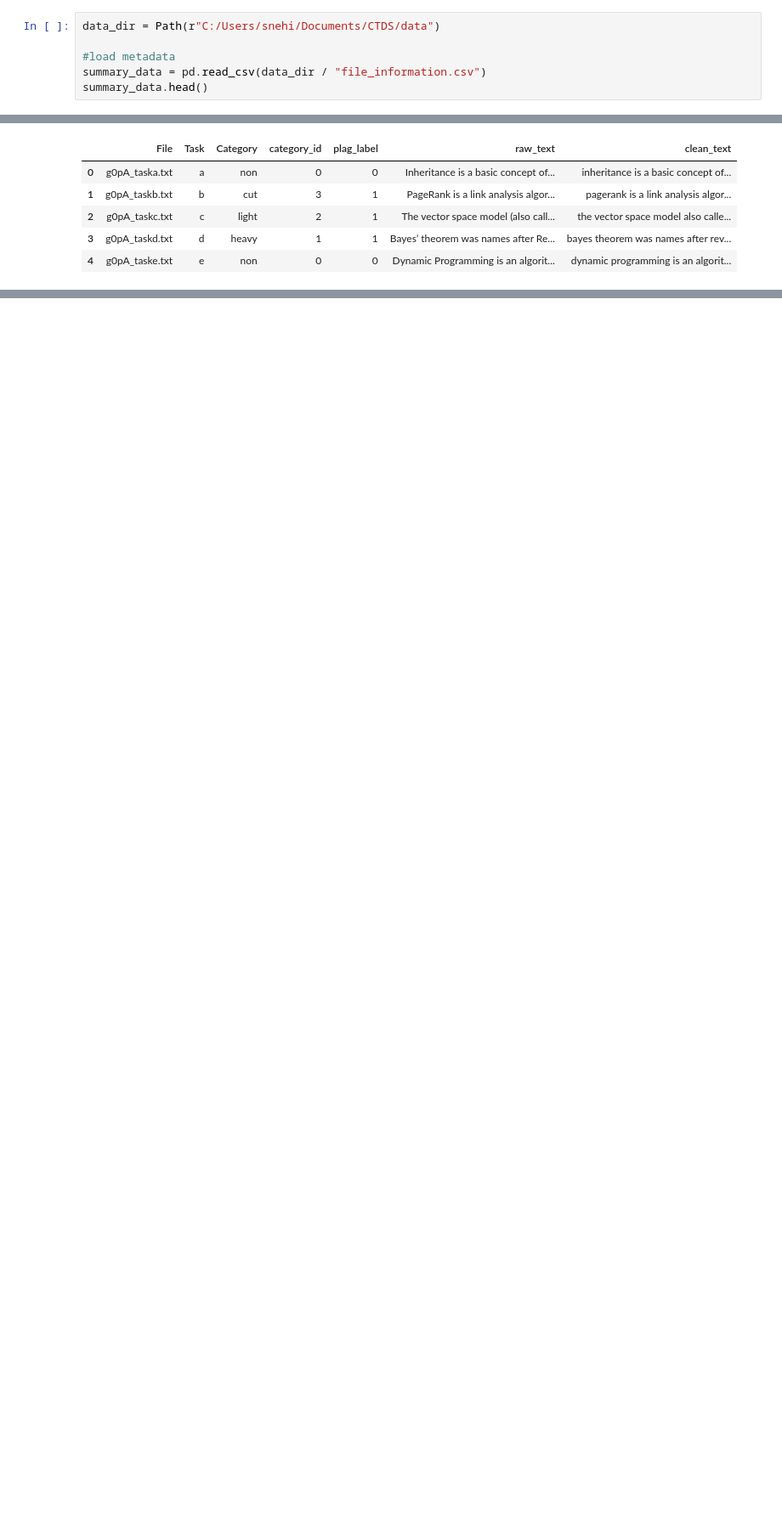
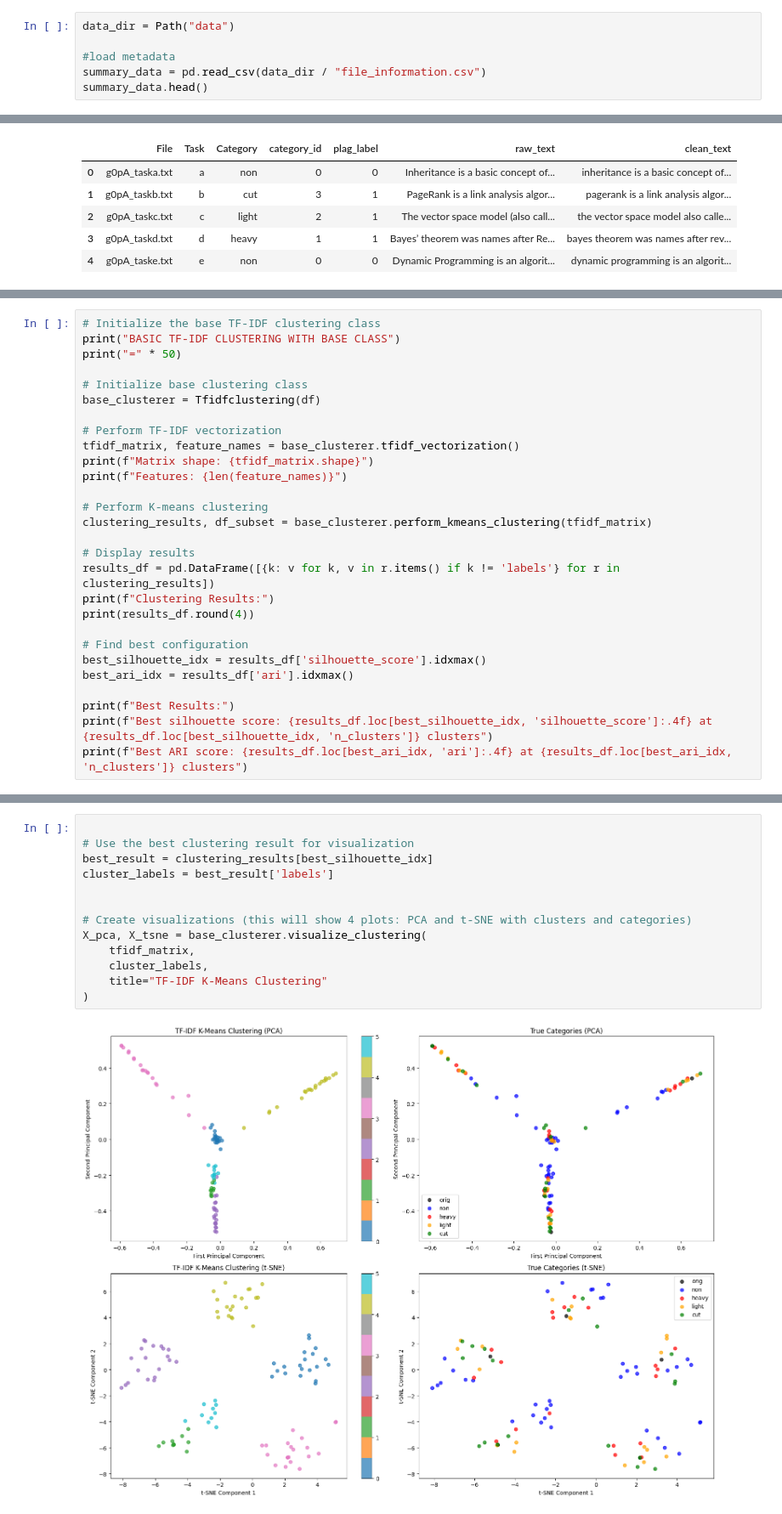
Before and after one commit to SnehilSinha/Computational-Tools-for-Data-Science-Group-27, a Jupyter notebook: Plagiarism Detection/PreProcess.ipynb, the cells around one changed output, grey strips where cells are left out. Shown at 85% size. Cells and saved outputs as stored; diff of their text form; blank space fills up the shorter version.

```diff
--- a/Plagiarism Detection/PreProcess.ipynb
+++ b/Plagiarism Detection/PreProcess.ipynb
@@ -14,7 +14,7 @@ The dataset to be used in this project is a modified version of the dataset crea
 <li> The <b>Task</b> column contains one of the five learning task (A-E) that each txt answers. </li>
 <li> The <b>Category</b> column indicates if the participant was asked to use a Near copy (cut), Light revision (light), Heavy revision (heavy) or Non-plagiarised (non) method to answer the question. This column also contains the 'orig' category to reference the original texts on which participants based their answers</li>
 # %%
-data_dir = Path(r"C:/Users/snehi/Documents/CTDS/data")
+data_dir = Path("data")
 
 #load metadata
 summary_data = pd.read_csv(data_dir / "file_information.csv")
@@ -86,0 +1099,28 @@ summary_data.head()
+# %%
+# Initialize the base TF-IDF clustering class
+print("BASIC TF-IDF CLUSTERING WITH BASE CLASS")
+print("=" * 50)
+
+# Initialize base clustering class
+base_clusterer = Tfidfclustering(df)
+
+# Perform TF-IDF vectorization
+tfidf_matrix, feature_names = base_clusterer.tfidf_vectorization()
+print(f"Matrix shape: {tfidf_matrix.shape}")
+print(f"Features: {len(feature_names)}")
+
+# Perform K-means clustering
+clustering_results, df_subset = base_clusterer.perform_kmeans_clustering(tfidf_matrix)
+
+# Display results
+results_df = pd.DataFrame([{k: v for k, v in r.items() if k != 'labels'} for r in clustering_results])
+print(f"Clustering Results:")
+print(results_df.round(4))
+
+# Find best configuration
+best_silhouette_idx = results_df['silhouette_score'].idxmax()
+best_ari_idx = results_df['ari'].idxmax()
+
+print(f"Best Results:")
+print(f"Best silhouette score: {results_df.loc[best_silhouette_idx, 'silhouette_score']:.4f} at {results_df.loc[best_silhouette_idx, 'n_clusters']} clusters")
+print(f"Best ARI score: {results_df.loc[best_ari_idx, 'ari']:.4f} at {results_df.loc[best_ari_idx, 'n_clusters']} clusters")
@@ -86,0 +1147,15 @@ summary_data.head()
+# %%
+
+# Use the best clustering result for visualization
+best_result = clustering_results[best_silhouette_idx]
+cluster_labels = best_result['labels']
+
+
+# Create visualizations (this will show 4 plots: PCA and t-SNE with clusters and categories)
+X_pca, X_tsne = base_clusterer.visualize_clustering(
+    tfidf_matrix,
+    cluster_labels,
+    title="TF-IDF K-Means Clustering"
+)
+# %% [output]
+[figure, added]
```
Also changed, not shown: parts of 31 cells of this notebook, 5 other files.
